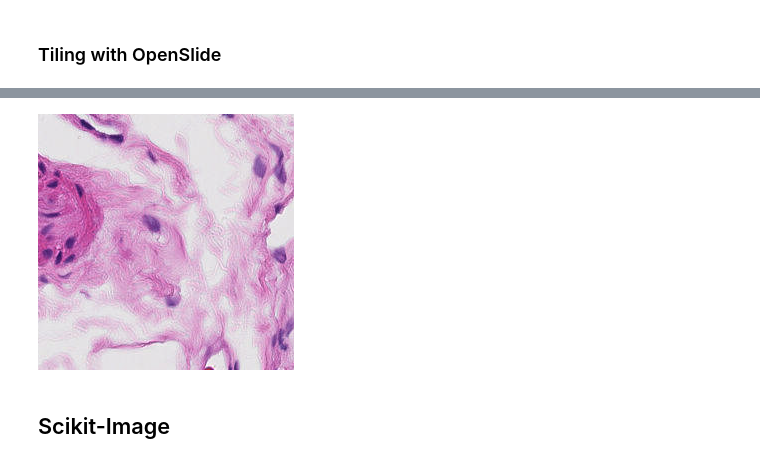
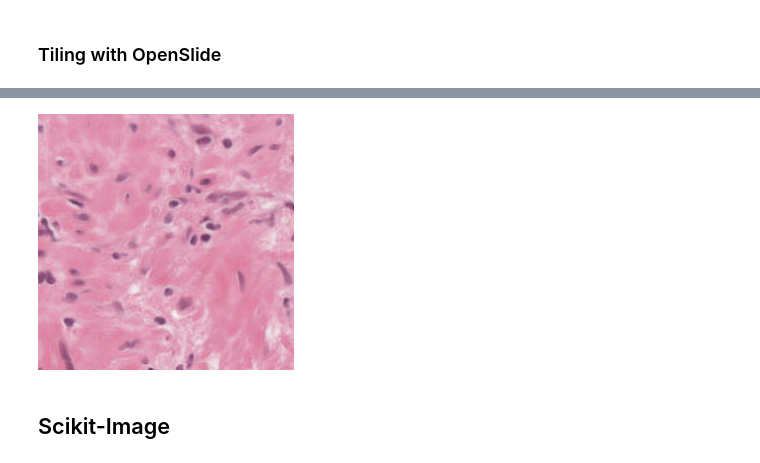
Before and after one commit to MindLab-DP/WSI-Manipulation, a Jupyter notebook: WSI_Manipulation_with_OpenSlide_and_Scikit_Image.ipynb, the cells around one changed output, grey strips where cells are left out. Cells and saved outputs as stored; diff of their text form; code cells hidden in the pictures.

```diff
--- a/WSI_Manipulation_with_OpenSlide_and_Scikit_Image.ipynb
+++ b/WSI_Manipulation_with_OpenSlide_and_Scikit_Image.ipynb
@@ -140,7 +152,7 @@ tile_gen.level_dimensions[10]
 # %%
-tile_gen.get_tile(15,(20,20))
+tile_gen.get_tile(15,(10,10))
 # %% [output]
-[figure, old version]
+[figure, new version]
 # %% [markdown]
 ## Scikit-Image
 # %% [markdown]
```
Also changed, not shown: parts of 16 cells of this notebook.
